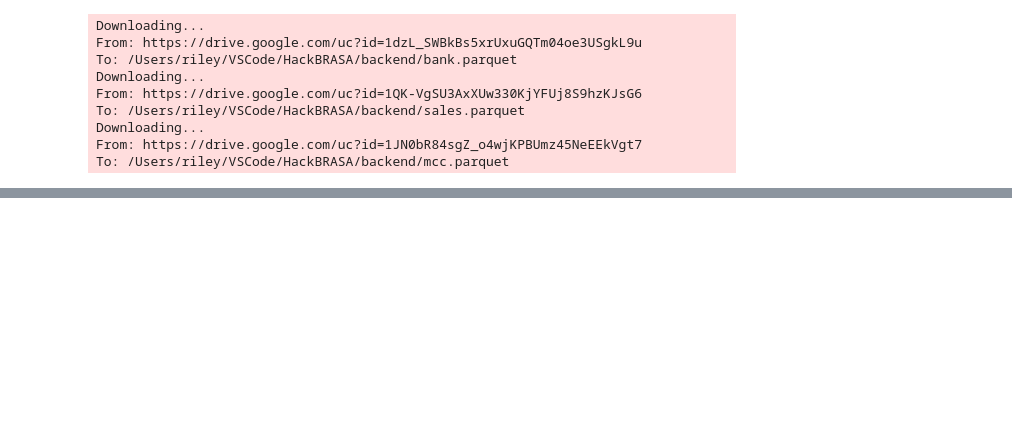
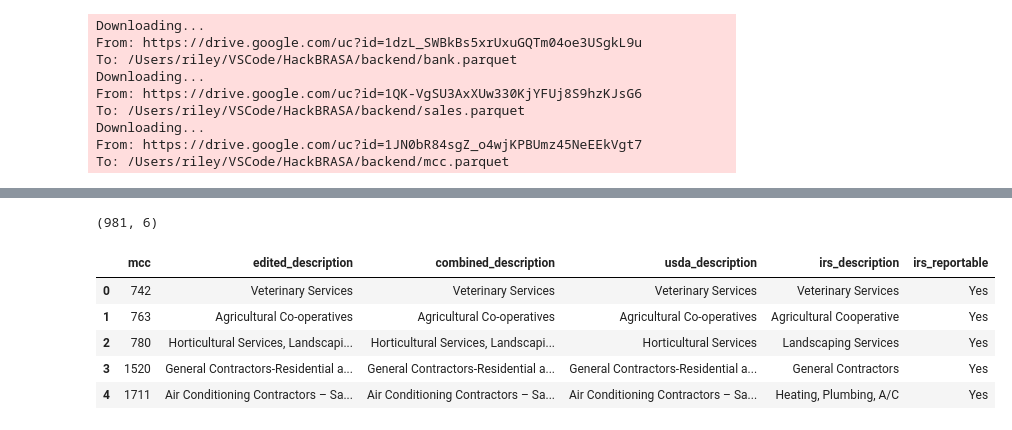
Before and after one commit to rmharp/HackBRASADeploy, a Jupyter notebook: backend/main.ipynb, the cells around one changed output, grey strips where cells are left out. Drawn from its saved outputs; the diff is of its cells as text; code cells hidden in the pictures; blank space fills up the shorter version.

```diff
--- a/backend/main.ipynb
+++ b/backend/main.ipynb
@@ -88,0 +89,11 @@ display_head_with_scroll(df['bank'])
+# %%
+print(df['mcc'].shape)
+display_head_with_scroll(df['mcc'])
+# %% [output]
+(981, 6)
+|  | mcc | edited_description | combined_description | usda_description | irs_description | irs_reportable |
+| 0 | 742 | Veterinary Services | Veterinary Services | Veterinary Services | Veterinary Services | Yes |
+| 1 | 763 | Agricultural Co-operatives | Agricultural Co-operatives | Agricultural Co-operatives | Agricultural Cooperative | Yes |
+| 2 | 780 | Horticultural Services, Landscapi... | Horticultural Services, Landscapi... | Horticultural Services | Landscaping Services | Yes |
+| 3 | 1520 | General Contractors-Residential a... | General Contractors-Residential a... | General Contractors-Residential a... | General Contractors | Yes |
+| 4 | 1711 | Air Conditioning Contractors – Sa... | Air Conditioning Contractors – Sa... | Air Conditioning Contractors – Sa... | Heating, Plumbing, A/C | Yes |
```
Also changed, not shown: parts of 9 cells of this notebook, 3 other files.
